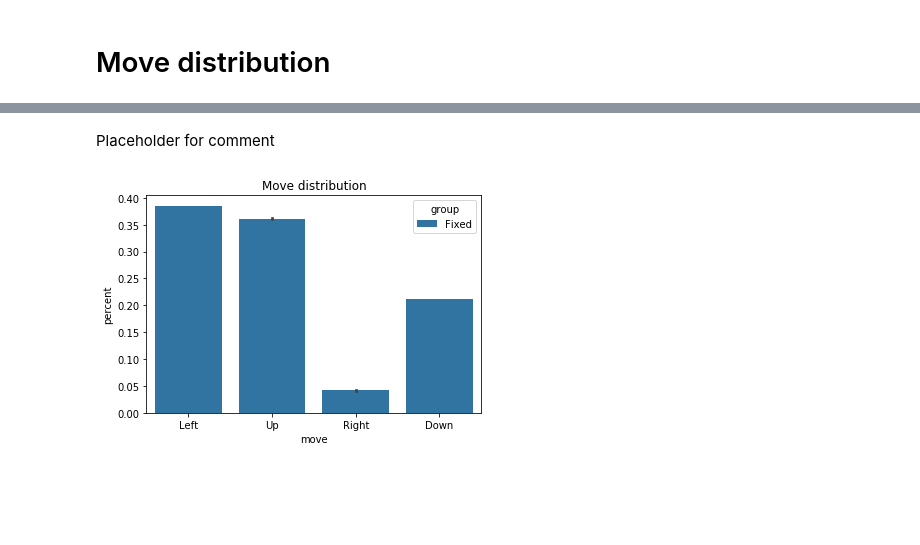
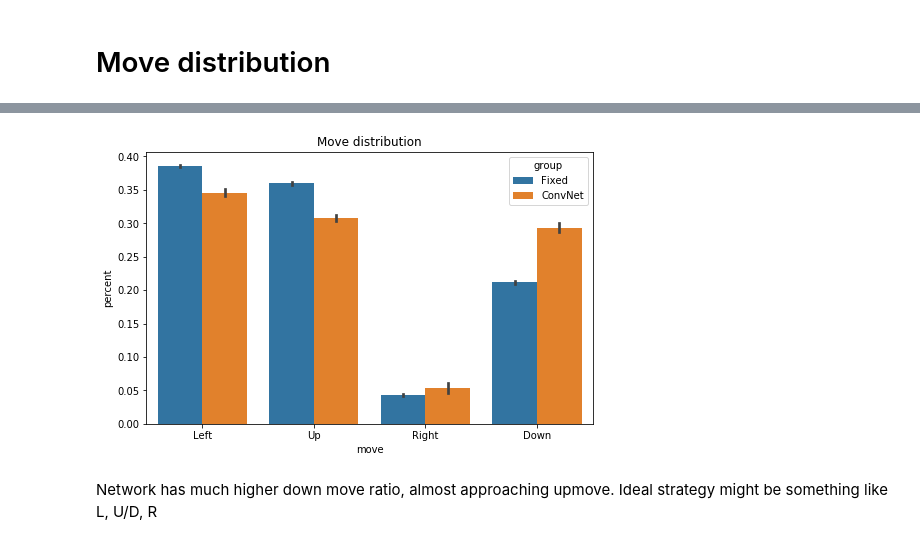
Before and after one commit to fqjin/2048NN, a Jupyter notebook: notebooks/progress.ipynb, the cells around one changed output, grey strips where cells are left out. Saved outputs shown, nothing was run; the diff lists cells and outputs as text; code cells hidden in the pictures; blank space fills up the shorter version.

```diff
--- a/notebooks/progress.ipynb
+++ b/notebooks/progress.ipynb
@@ -20,16 +21,33 @@ indices = []
 moves = []
 scores = []
 tiles = []
+move_dir = []
 i = 0
 while True:
     try:
-        x = np.load('fixed'+str(i).zfill(5)+'.npz')
+        x = np.load('fixed/fixed'+str(i).zfill(5)+'.npz')
         indices.append(i)
         moves.append(len(x['boards']))
         scores.append(x['score'])
         tiles.append(get_max(x['boards'][-1].item()))
+        move_dir.append(np.argsort(x['results'], axis=1)[:, -1])
         i += 1
     except FileNotFoundError:
-        print('Got {} games'.format(i))
+        print('Got {} fixed games'.format(i))
         break
+
+i_fixed = i
+i = 0
+while True:
+    try:
+        x = np.load('convnet0123/'+str(i).zfill(5)+'.npz')
+        indices.append(i+i_fixed)
+        moves.append(len(x['boards']))
+        scores.append(x['score'])
+        tiles.append(get_max(x['boards'][-1].item()))
+        move_dir.append(np.argsort(x['results'], axis=1)[:, -1])
+        i += 1
+    except FileNotFoundError:
+        print('Got {} convnet0123 games'.format(i))
+        break
 # %% [output]
@@ -95,11 +121,2 @@ print(np.vstack([np.mean(np.reshape(moves, (blocks, 100)), axis=1),
 # %% [markdown]
 # Move distribution
-# %%
-moves = []
-step = 100
-for i in range(0, len(indices)-len(indices)%step, step):
-    m = []
-    for j in range(i, i+step):
-        x = np.load('fixed'+str(j).zfill(5)+'.npz')
-        m.extend(np.argsort(x['results'], axis=1)[:, -1])
-    moves.append(m)
@@ -115,14 +123,11 @@ plt.show()
-# %% [markdown]
-Placeholder for comment
 # %%
 import pandas as pd
 import seaborn as sns
 # %%
-groups = ['Fixed', 'Fixed']
 sns_moves = pd.DataFrame(columns=['group','Left','Up','Right','Down'])
-for m, g in zip(moves, groups):
-    hist = np.histogram(m, bins=np.arange(5))[0]
-    hist = hist / hist.sum()
+groups = ['Fixed']*200 + ['ConvNet']*200
+for m, g in zip(move_dir, groups):
+    hist = np.histogram(m, bins=np.arange(5), density=True)[0]
     sns_moves = sns_moves.append({'group': g,
                                   'Left': hist[0],
                                   'Up': hist[1],
@@ -133,8 +138,11 @@ for m, g in zip(moves, groups):
 sns_moves = pd.melt(sns_moves, id_vars='group', var_name='move', value_name='percent')
 # %%
 # Note: seaborn error bars are 95% CI of mean
+plt.figure(figsize=(8, 5))
 ax = sns.barplot(x='move', y='percent', hue='group', data=sns_moves)
 ax.set_title('Move distribution')
 plt.show()
 # %% [output]
-[figure, old version]
+[figure, new version]
+# %% [markdown]
+Network has much higher down move ratio, almost approaching upmove. Ideal strategy might be something like L, U/D, R
```
Also changed, not shown: parts of 12 cells of this notebook, 4 other files.
